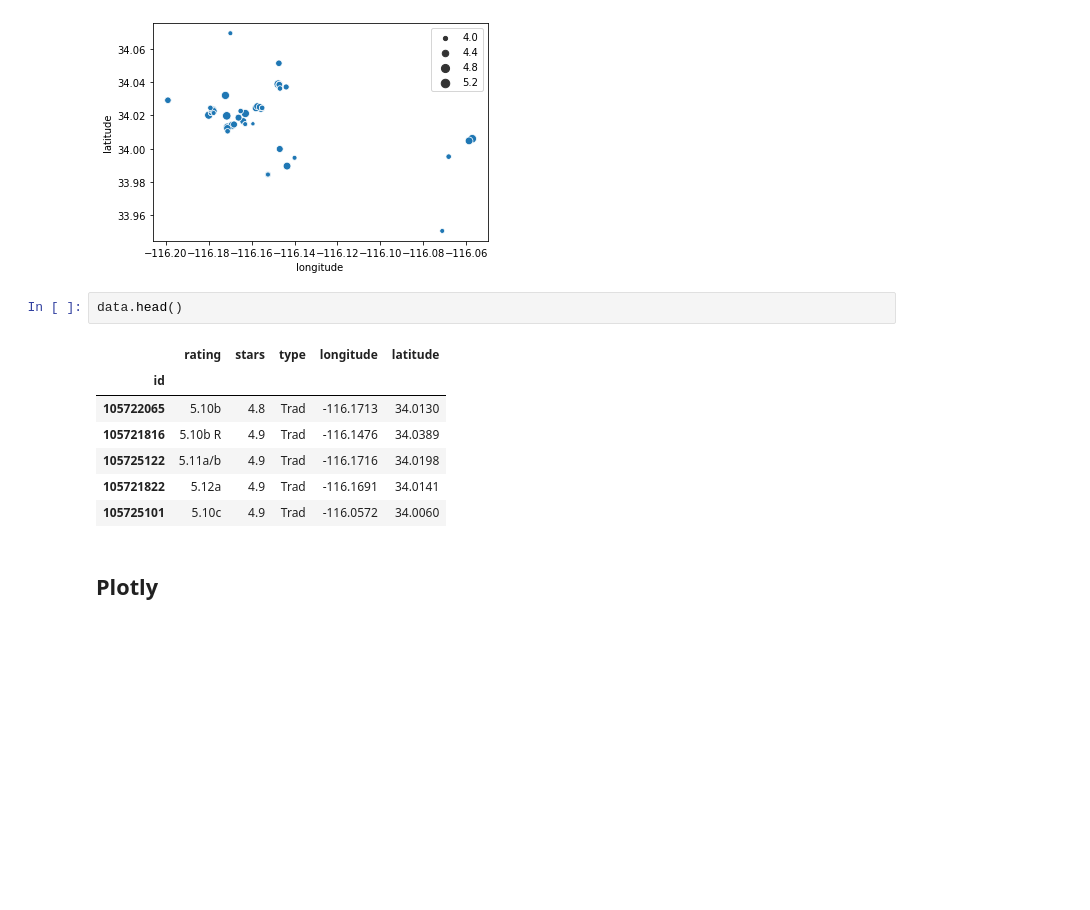
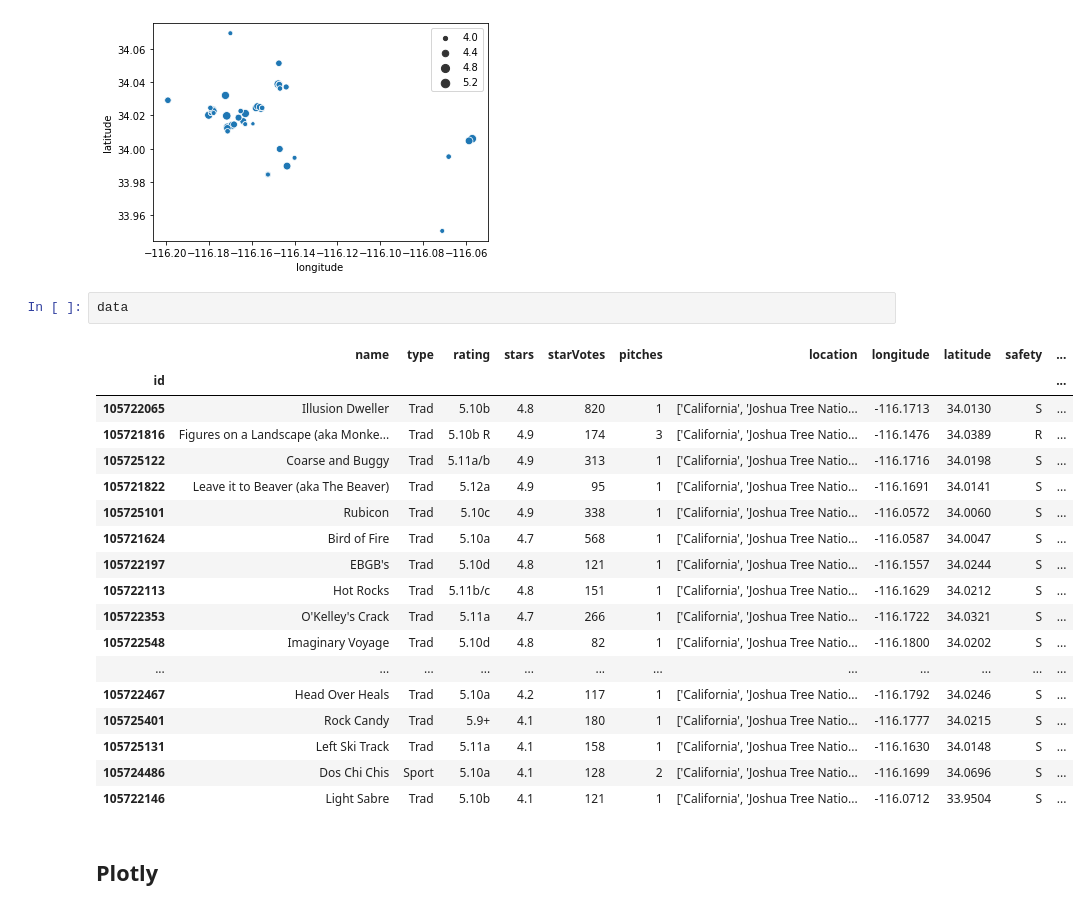
Before and after one commit to archennz/mtnproj, a Jupyter notebook: generate_heatmap.ipynb, the cells around one changed output. Cells and saved outputs as stored; diff of their text form; blank space fills up the shorter version.

```diff
--- a/generate_heatmap.ipynb
+++ b/generate_heatmap.ipynb
@@ -17,15 +17,26 @@ sns.scatterplot(x = 'longitude', y = 'latitude', size = data['stars'].to_list(),
 <AxesSubplot:xlabel='longitude', ylabel='latitude'>
 [figure]
 # %%
-data.head()
+data
 # %% [output]
-|  | rating | stars | type | longitude | latitude |
-| id |  |  |  |  |  |
-| 105722065 | 5.10b | 4.8 | Trad | -116.1713 | 34.0130 |
-| 105721816 | 5.10b R | 4.9 | Trad | -116.1476 | 34.0389 |
-| 105725122 | 5.11a/b | 4.9 | Trad | -116.1716 | 34.0198 |
-| 105721822 | 5.12a | 4.9 | Trad | -116.1691 | 34.0141 |
-| 105725101 | 5.10c | 4.9 | Trad | -116.0572 | 34.0060 |
+|  | name | type | rating | stars | starVotes | pitches | location | longitude | latitude | safety | ... |
+| id |  |  |  |  |  |  |  |  |  |  | ... |
+| 105722065 | Illusion Dweller | Trad | 5.10b | 4.8 | 820 | 1 | ['California', 'Joshua Tree Natio... | -116.1713 | 34.0130 | S | ... |
+| 105721816 | Figures on a Landscape (aka Monke... | Trad | 5.10b R | 4.9 | 174 | 3 | ['California', 'Joshua Tree Natio... | -116.1476 | 34.0389 | R | ... |
+| 105725122 | Coarse and Buggy | Trad | 5.11a/b | 4.9 | 313 | 1 | ['California', 'Joshua Tree Natio... | -116.1716 | 34.0198 | S | ... |
+| 105721822 | Leave it to Beaver (aka The Beaver) | Trad | 5.12a | 4.9 | 95 | 1 | ['California', 'Joshua Tree Natio... | -116.1691 | 34.0141 | S | ... |
+| 105725101 | Rubicon | Trad | 5.10c | 4.9 | 338 | 1 | ['California', 'Joshua Tree Natio... | -116.0572 | 34.0060 | S | ... |
+| 105721624 | Bird of Fire | Trad | 5.10a | 4.7 | 568 | 1 | ['California', 'Joshua Tree Natio... | -116.0587 | 34.0047 | S | ... |
+| 105722197 | EBGB's | Trad | 5.10d | 4.8 | 121 | 1 | ['California', 'Joshua Tree Natio... | -116.1557 | 34.0244 | S | ... |
+| 105722113 | Hot Rocks | Trad | 5.11b/c | 4.8 | 151 | 1 | ['California', 'Joshua Tree Natio... | -116.1629 | 34.0212 | S | ... |
+| 105722353 | O'Kelley's Crack | Trad | 5.11a | 4.7 | 266 | 1 | ['California', 'Joshua Tree Natio... | -116.1722 | 34.0321 | S | ... |
+| 105722548 | Imaginary Voyage | Trad | 5.10d | 4.8 | 82 | 1 | ['California', 'Joshua Tree Natio... | -116.1800 | 34.0202 | S | ... |
+| ... | ... | ... | ... | ... | ... | ... | ... | ... | ... | ... | ... |
+| 105722467 | Head Over Heals | Trad | 5.10a | 4.2 | 117 | 1 | ['California', 'Joshua Tree Natio... | -116.1792 | 34.0246 | S | ... |
+| 105725401 | Rock Candy | Trad | 5.9+ | 4.1 | 180 | 1 | ['California', 'Joshua Tree Natio... | -116.1777 | 34.0215 | S | ... |
+| 105725131 | Left Ski Track | Trad | 5.11a | 4.1 | 158 | 1 | ['California', 'Joshua Tree Natio... | -116.1630 | 34.0148 | S | ... |
+| 105724486 | Dos Chi Chis | Sport | 5.10a | 4.1 | 128 | 2 | ['California', 'Joshua Tree Natio... | -116.1699 | 34.0696 | S | ... |
+| 105722146 | Light Sabre | Trad | 5.10b | 4.1 | 121 | 1 | ['California', 'Joshua Tree Natio... | -116.0712 | 33.9504 | S | ... |
 # %% [markdown]
 ## Plotly
 # %%
```
Also changed, not shown: 2 other files.
